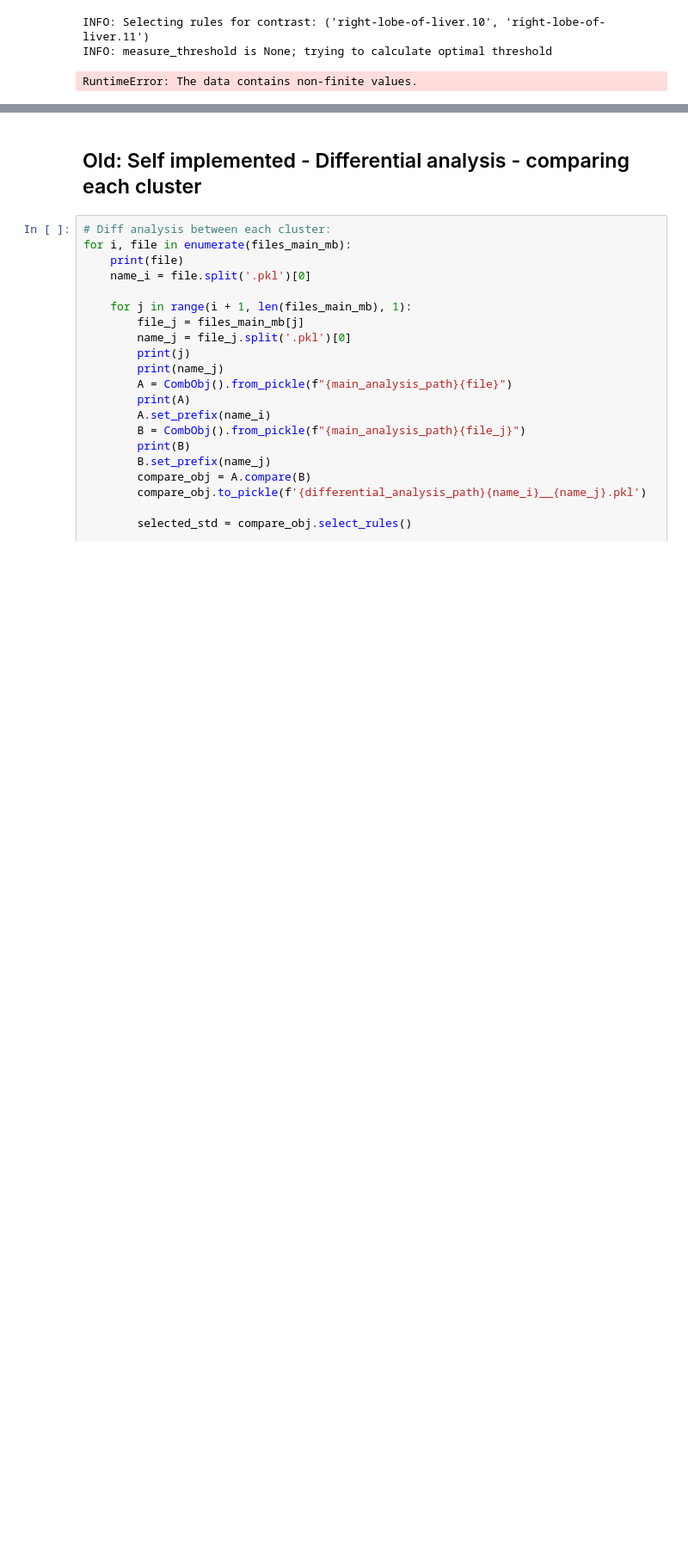
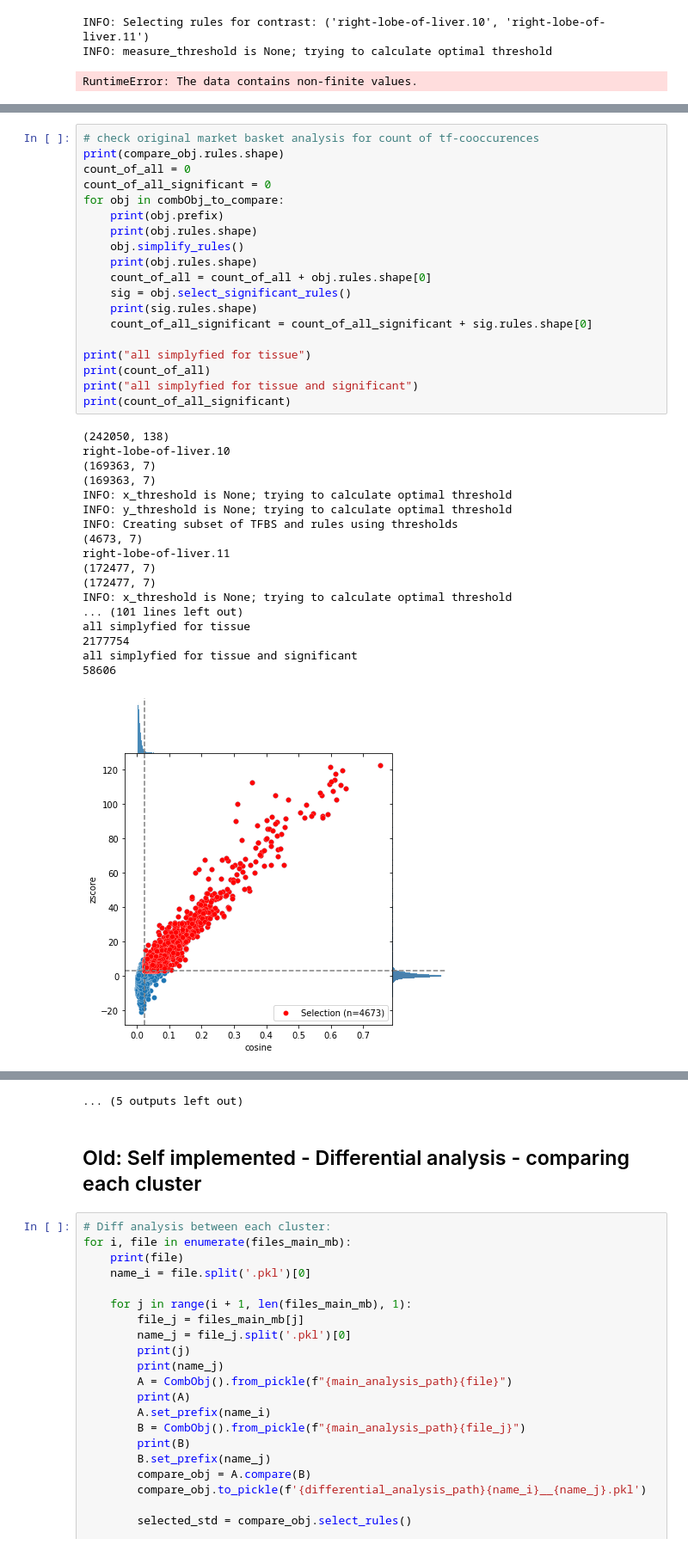
Before and after one commit to loosolab/Datenanalyse-2021, a Jupyter notebook: wp6/analyse/wp2_tf_cooccurences.ipynb, the cells around one changed output, grey strips where cells are left out. Shown at 86% size. Saved outputs shown, nothing was run; the diff lists cells and outputs as text; blank space fills up the shorter version.

Commit message:
Adapt wp2 import for mb-analysis

```diff
--- a/wp6/analyse/wp2_tf_cooccurences.ipynb
+++ b/wp6/analyse/wp2_tf_cooccurences.ipynb
@@ -216,0 +266,38 @@ len(compare_obj.contrasts)
+# %%
+# check original market basket analysis for count of tf-cooccurences
+print(compare_obj.rules.shape)
+count_of_all = 0
+count_of_all_significant = 0
+for obj in combObj_to_compare:
+    print(obj.prefix)
+    print(obj.rules.shape)
+    obj.simplify_rules()
+    print(obj.rules.shape)
+    count_of_all = count_of_all + obj.rules.shape[0]
+    sig = obj.select_significant_rules()
+    print(sig.rules.shape)
+    count_of_all_significant = count_of_all_significant + sig.rules.shape[0]
+
+print("all simplyfied for tissue")
+print(count_of_all)
+print("all simplyfied for tissue and significant")
+print(count_of_all_significant)
+# %% [output]
+(242050, 138)
+right-lobe-of-liver.10
+(169363, 7)
+(169363, 7)
+INFO: x_threshold is None; trying to calculate optimal threshold
+INFO: y_threshold is None; trying to calculate optimal threshold
+INFO: Creating subset of TFBS and rules using thresholds
+(4673, 7)
+right-lobe-of-liver.11
+(172477, 7)
+(172477, 7)
+INFO: x_threshold is None; trying to calculate optimal threshold
+... (101 lines left out)
+all simplyfied for tissue
+2177754
+all simplyfied for tissue and significant
+58606
+[figure, added]
@@ -217,3 +314,4 @@ len(compare_obj.contrasts)
+... (5 outputs left out)
 # %% [markdown]
 ## Old: Self implemented - Differential analysis - comparing each cluster
 # %%
```
Also changed, not shown: parts of 23 cells of this notebook.
